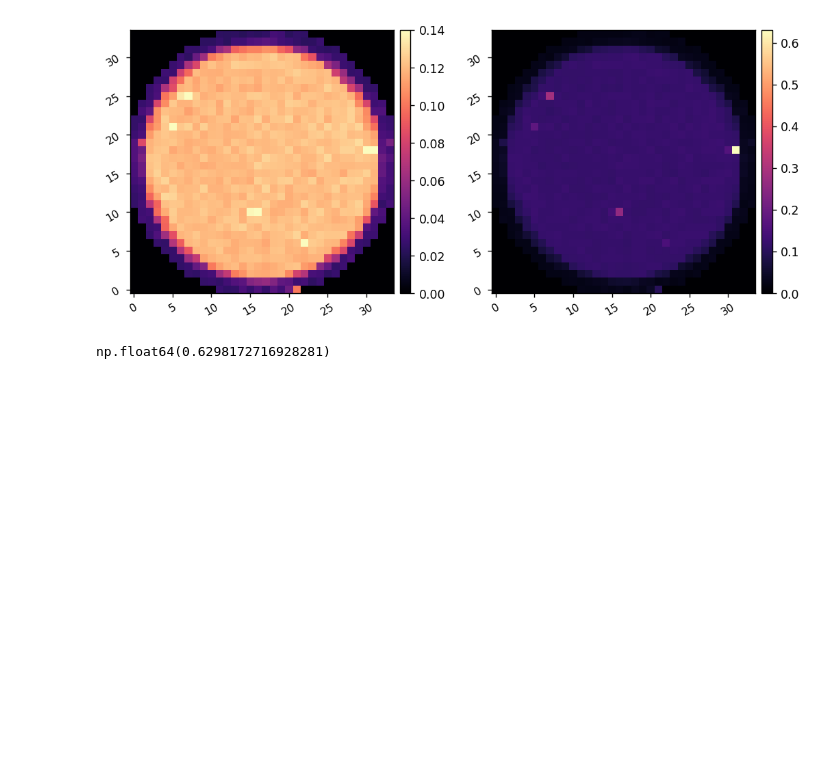
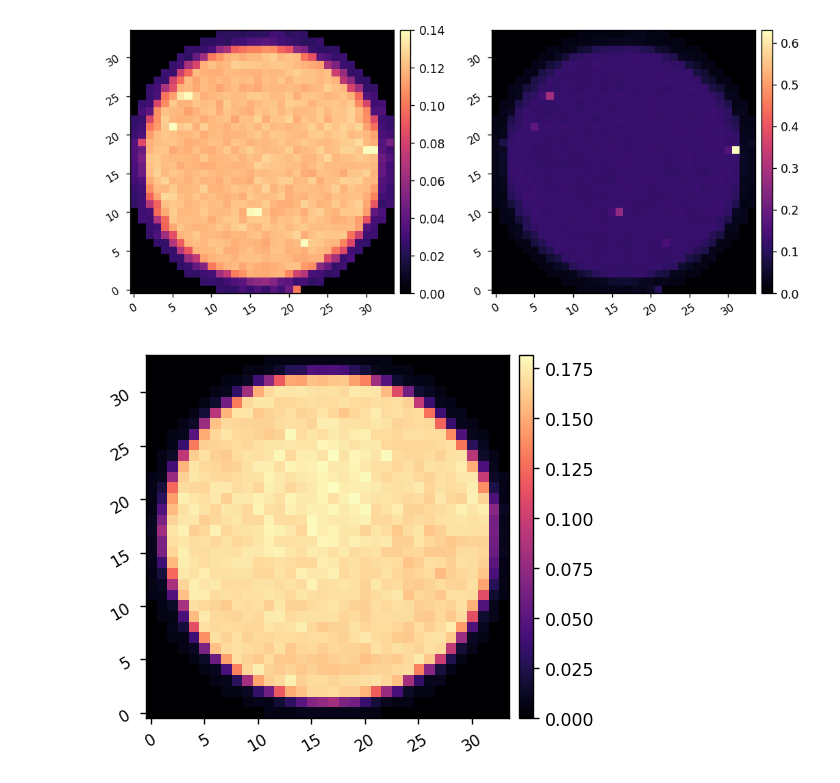
Before and after one commit to kian1377/scoob-exps, a Jupyter notebook: demos/installing_new_dm.ipynb, the cells around one changed output. Drawn from its saved outputs; the diff is of its cells as text; code cells hidden in the pictures; blank space fills up the shorter version.

```diff
--- a/demos/installing_new_dm.ipynb
+++ b/demos/installing_new_dm.ipynb
@@ -112,7 +113,8 @@ dmmap = fits.getdata('/opt/MagAOX/calib/fdpr2/kilo_dmdiv/dmmap.fits')
 imshow2(dmmap, dmmap, vmax1=0.14)
 # %% [output]
 [figure]
-# %%
-dmmap[18,31]
-# %% [output]
-np.float64(0.6298172716928281)
+# %%
+dmmap = fits.getdata('/opt/MagAOX/calib/fdpr2/kilo_dmdiv/dmmap.fits')
+imshow1(dmmap)
+# %% [output]
+[figure, added]
```
Also changed, not shown: parts of 7 cells of this notebook, 2 other files.
